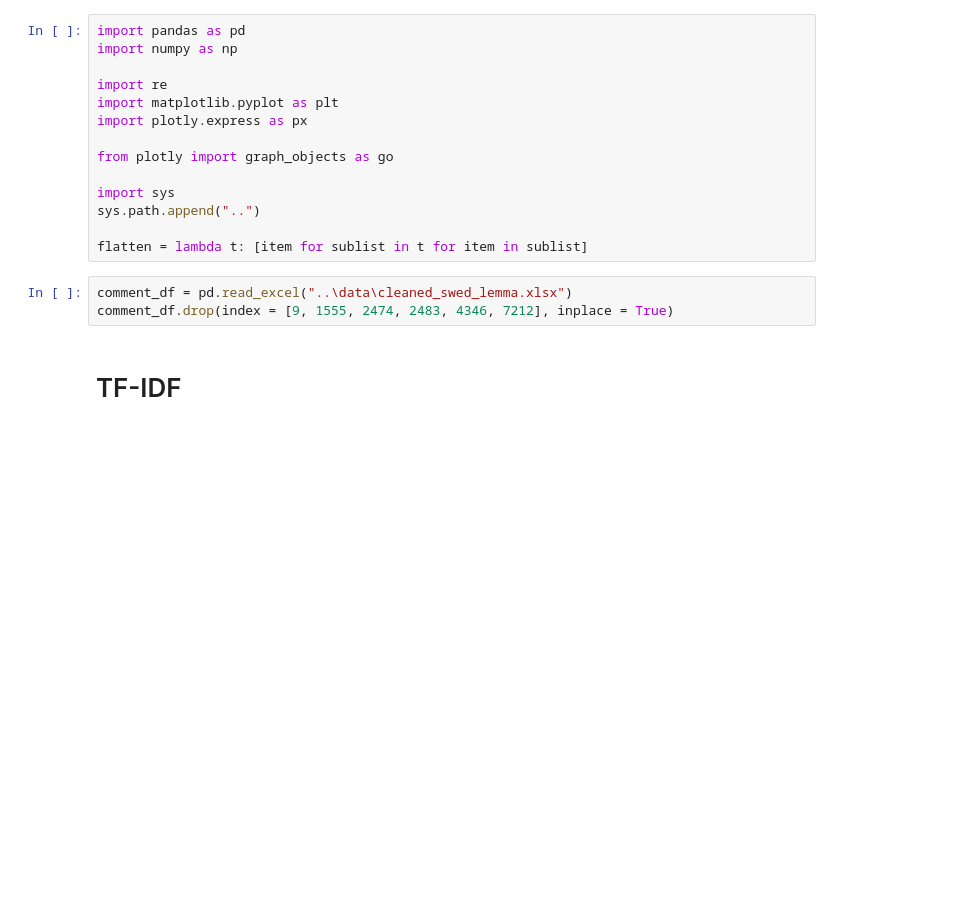
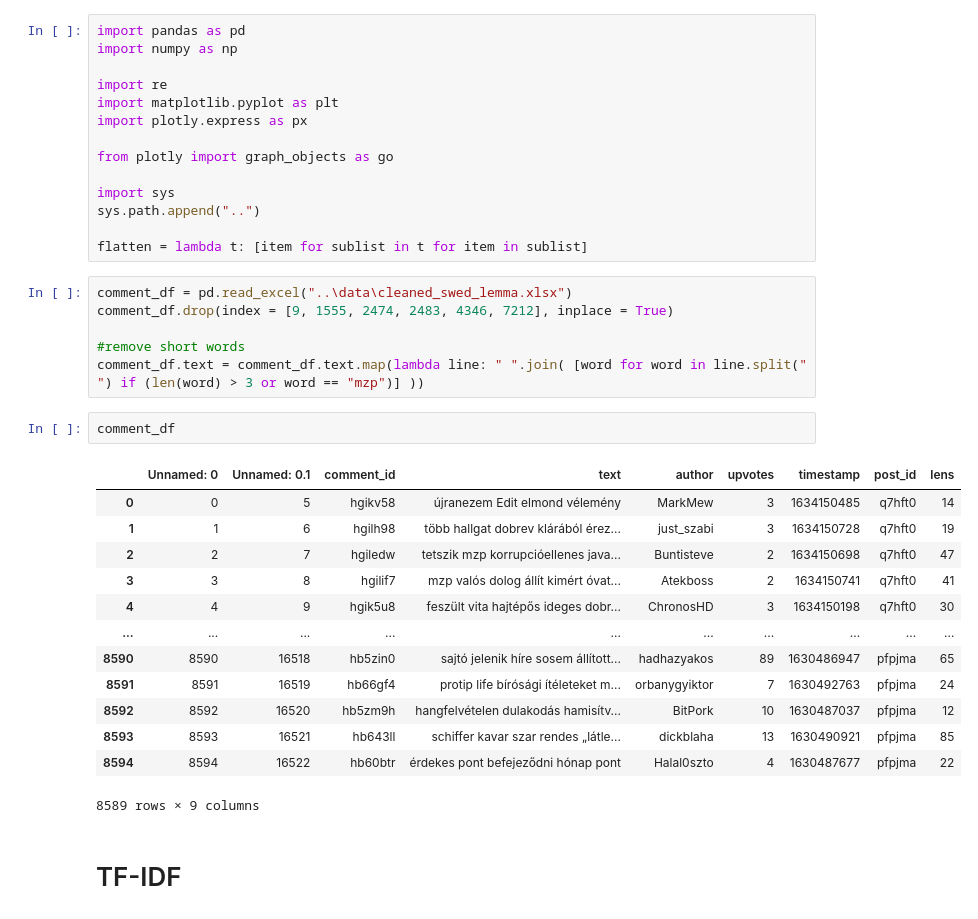
Before and after one commit to Balint831/Topic-detection-DSLab, a Jupyter notebook: workdir/Topic-Detection-on-Reddit/src/lsa.ipynb, the cells around one changed output. Cells and saved outputs as stored; diff of their text form; blank space fills up the shorter version.

```diff
--- a/workdir/Topic-Detection-on-Reddit/src/lsa.ipynb
+++ b/workdir/Topic-Detection-on-Reddit/src/lsa.ipynb
@@ -15,6 +15,25 @@ flatten = lambda t: [item for sublist in t for item in sublist]
 # %%
 comment_df = pd.read_excel("..\data\cleaned_swed_lemma.xlsx")
 comment_df.drop(index = [9, 1555, 2474, 2483, 4346, 7212], inplace = True)
+
+#remove short words
+comment_df.text = comment_df.text.map(lambda line: " ".join( [word for word in line.split(" ") if (len(word) > 3 or word == "mzp")] ))
+# %%
+comment_df
+# %% [output]
+|  | Unnamed: 0 | Unnamed: 0.1 | comment_id | text | author | upvotes | timestamp | post_id | lens |
+| 0 | 0 | 5 | hgikv58 | újranezem Edit elmond vélemény | MarkMew | 3 | 1634150485 | q7hft0 | 14 |
+| 1 | 1 | 6 | hgilh98 | több hallgat dobrev klárából érez... | just_szabi | 3 | 1634150728 | q7hft0 | 19 |
+| 2 | 2 | 7 | hgiledw | tetszik mzp korrupcióellenes java... | Buntisteve | 2 | 1634150698 | q7hft0 | 47 |
+| 3 | 3 | 8 | hgilif7 | mzp valós dolog állít kimért óvat... | Atekboss | 2 | 1634150741 | q7hft0 | 41 |
+| 4 | 4 | 9 | hgik5u8 | feszült vita hajtépős ideges dobr... | ChronosHD | 3 | 1634150198 | q7hft0 | 30 |
+| ... | ... | ... | ... | ... | ... | ... | ... | ... | ... |
+| 8590 | 8590 | 16518 | hb5zin0 | sajtó jelenik híre sosem állított... | hadhazyakos | 89 | 1630486947 | pfpjma | 65 |
+| 8591 | 8591 | 16519 | hb66gf4 | protip life bírósági ítéleteket m... | orbanygyiktor | 7 | 1630492763 | pfpjma | 24 |
+| 8592 | 8592 | 16520 | hb5zm9h | hangfelvételen dulakodás hamisítv... | BitPork | 10 | 1630487037 | pfpjma | 12 |
+| 8593 | 8593 | 16521 | hb643ll | schiffer kavar szar rendes „látle... | dickblaha | 13 | 1630490921 | pfpjma | 85 |
+| 8594 | 8594 | 16522 | hb60btr | érdekes pont befejeződni hónap pont | Halal0szto | 4 | 1630487677 | pfpjma | 22 |
+8589 rows × 9 columns
 # %% [markdown]
 # TF-IDF
 # %%
```
Also changed, not shown: parts of 1 cell of this notebook, 4 other files.
